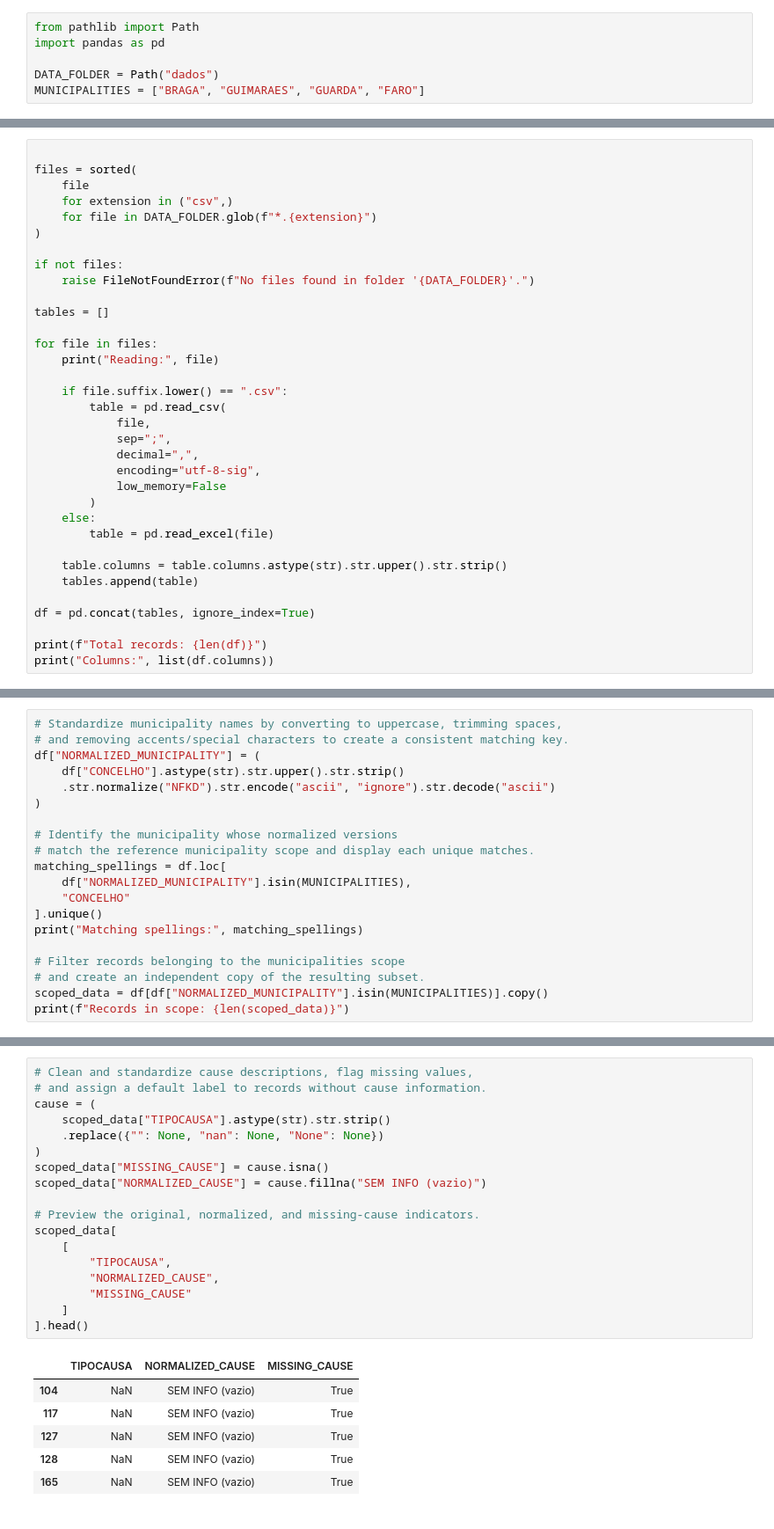
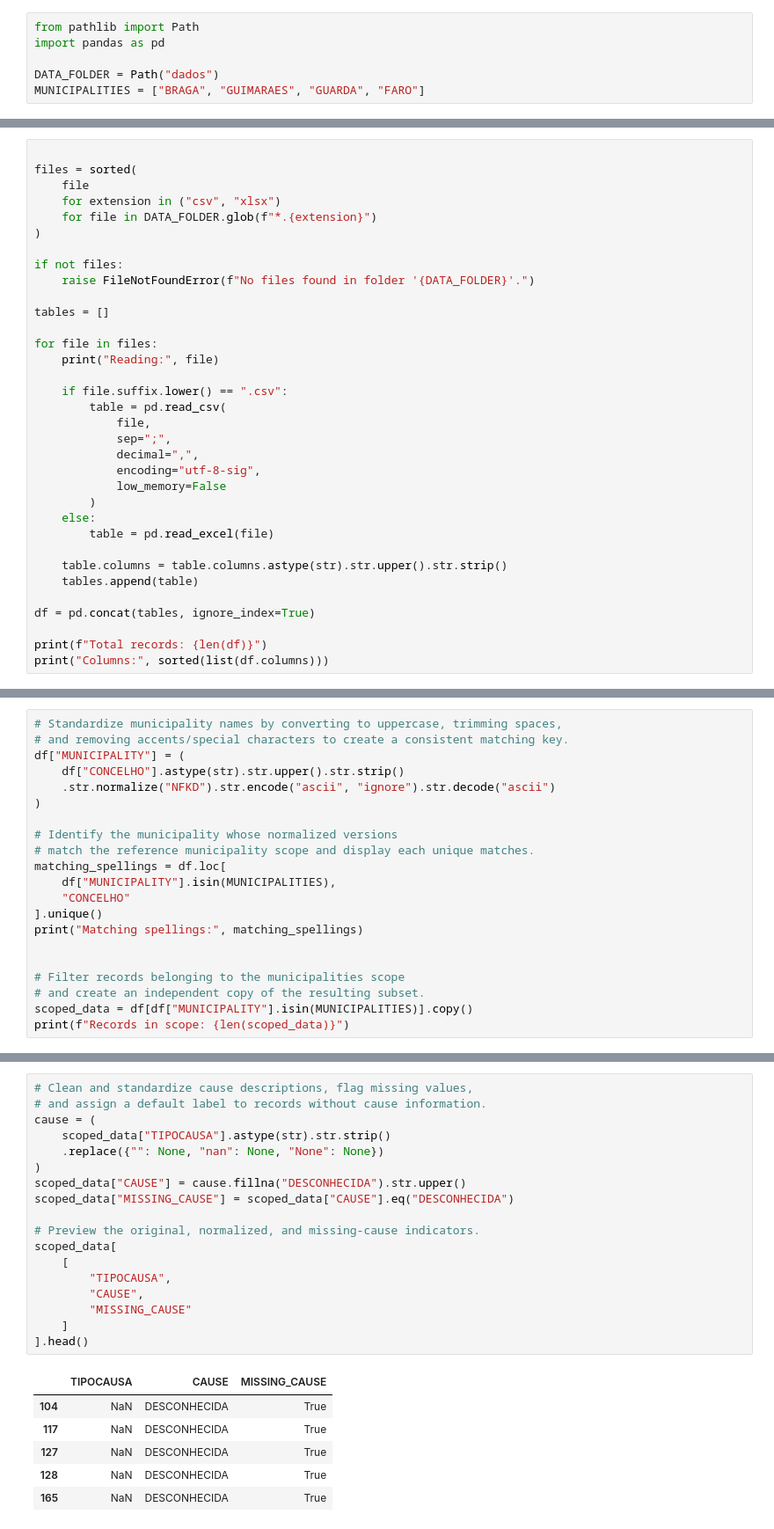
Before and after one commit to Rodrigosoares124/TEAM07-FCED, a Jupyter notebook: 00_scope_definition.ipynb, the cells around one changed output, grey strips where cells are left out. Shown at 88% size. Saved outputs shown, nothing was run; the diff lists cells and outputs as text.

```diff
--- a/00_scope_definition.ipynb
+++ b/00_scope_definition.ipynb
@@ -18,7 +18,7 @@ CSV and Excel files are searched for in the `dados` folder and its subfolders. E
 
 files = sorted(
     file
-    for extension in ("csv",)
+    for extension in ("csv", "xlsx")
     for file in DATA_FOLDER.glob(f"*.{extension}")
 )
 
@@ -47,7 +47,7 @@ for file in files:
 df = pd.concat(tables, ignore_index=True)
 
 print(f"Total records: {len(df)}")
-print("Columns:", list(df.columns))
+print("Columns:", sorted(list(df.columns)))
 # %% [output]
 Reading: dados\Registos_Incendios_SGIF_2001_2010.csv
 Reading: dados\Registos_Incendios_SGIF_2011_2020.csv
@@ -61,7 +61,7 @@ Normalization removes whitespace, converts text to uppercase, and removes accent
 # %%
 # Standardize municipality names by converting to uppercase, trimming spaces,
 # and removing accents/special characters to create a consistent matching key.
-df["NORMALIZED_MUNICIPALITY"] = (
+df["MUNICIPALITY"] = (
     df["CONCELHO"].astype(str).str.upper().str.strip()
     .str.normalize("NFKD").str.encode("ascii", "ignore").str.decode("ascii")
 )
@@ -69,13 +69,14 @@ df["NORMALIZED_MUNICIPALITY"] = (
 # Identify the municipality whose normalized versions
 # match the reference municipality scope and display each unique matches.
 matching_spellings = df.loc[
-    df["NORMALIZED_MUNICIPALITY"].isin(MUNICIPALITIES),
+    df["MUNICIPALITY"].isin(MUNICIPALITIES),
     "CONCELHO"
 ].unique()
 print("Matching spellings:", matching_spellings)
 
+
 # Filter records belonging to the municipalities scope
 # and create an independent copy of the resulting subset.
-scoped_data = df[df["NORMALIZED_MUNICIPALITY"].isin(MUNICIPALITIES)].copy()
+scoped_data = df[df["MUNICIPALITY"].isin(MUNICIPALITIES)].copy()
 print(f"Records in scope: {len(scoped_data)}")
 # %% [output]
@@ -118,26 +120,26 @@ Empty values, `nan`, and `None` are treated as missing information. `MISSING_CAU
 # %%
 # Clean and standardize cause descriptions, flag missing values,
 # and assign a default label to records without cause information.
 cause = (
     scoped_data["TIPOCAUSA"].astype(str).str.strip()
     .replace({"": None, "nan": None, "None": None})
 )
-scoped_data["MISSING_CAUSE"] = cause.isna()
-scoped_data["NORMALIZED_CAUSE"] = cause.fillna("SEM INFO (vazio)")
+scoped_data["CAUSE"] = cause.fillna("DESCONHECIDA").str.upper()
+scoped_data["MISSING_CAUSE"] = scoped_data["CAUSE"].eq("DESCONHECIDA")
 
 # Preview the original, normalized, and missing-cause indicators.
 scoped_data[
     [
         "TIPOCAUSA",
-        "NORMALIZED_CAUSE",
+        "CAUSE",
         "MISSING_CAUSE"
     ]
 ].head()
 # %% [output]
-|  | TIPOCAUSA | NORMALIZED_CAUSE | MISSING_CAUSE |
-| 104 | NaN | SEM INFO (vazio) | True |
-| 117 | NaN | SEM INFO (vazio) | True |
-| 127 | NaN | SEM INFO (vazio) | True |
-| 128 | NaN | SEM INFO (vazio) | True |
-| 165 | NaN | SEM INFO (vazio) | True |
+|  | TIPOCAUSA | CAUSE | MISSING_CAUSE |
+| 104 | NaN | DESCONHECIDA | True |
+| 117 | NaN | DESCONHECIDA | True |
+| 127 | NaN | DESCONHECIDA | True |
+| 128 | NaN | DESCONHECIDA | True |
+| 165 | NaN | DESCONHECIDA | True |
 # %% [markdown]
```
Also changed, not shown: parts of 18 cells of this notebook.
